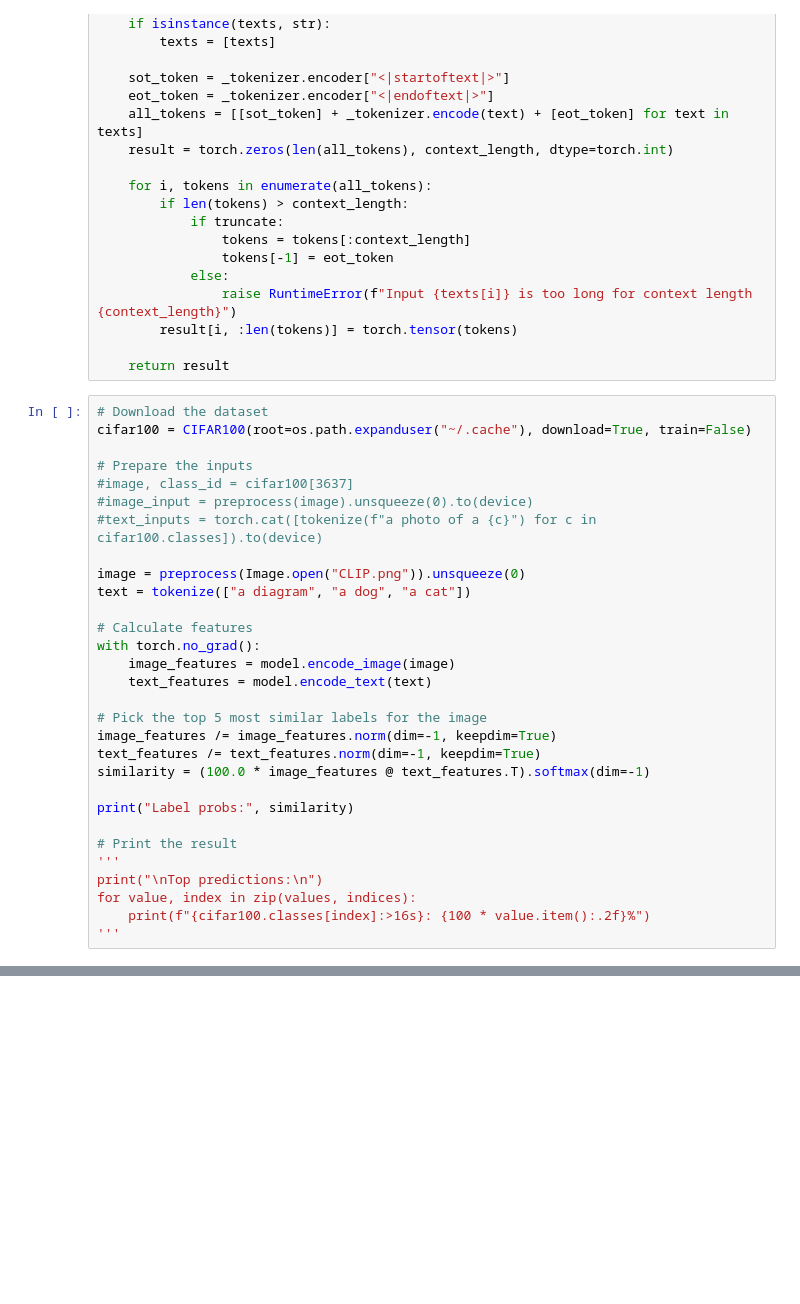
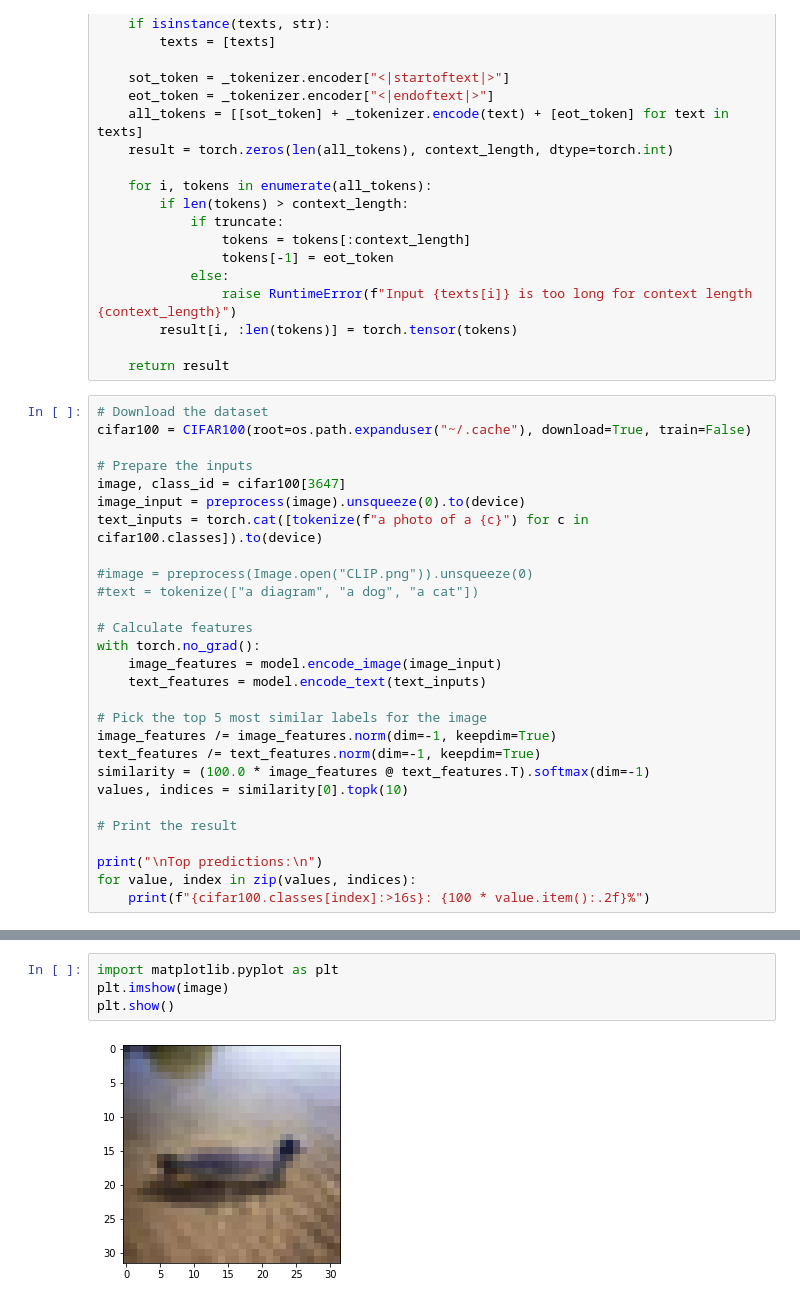
Before and after one commit to JussiKarkkainen/AI-notebooks, a Jupyter notebook: clip/CLIP.ipynb, the cells around one changed output, grey strips where cells are left out. Saved outputs shown, nothing was run; the diff lists cells and outputs as text; blank space fills up the shorter version.

Commit message:
clip works

```diff
--- a/clip/CLIP.ipynb
+++ b/clip/CLIP.ipynb
@@ -372,28 +375,26 @@ def tokenize(texts, context_length: int = 77, truncate: bool = False):
 cifar100 = CIFAR100(root=os.path.expanduser("~/.cache"), download=True, train=False)
 
 # Prepare the inputs
-#image, class_id = cifar100[3637]
-#image_input = preprocess(image).unsqueeze(0).to(device)
-#text_inputs = torch.cat([tokenize(f"a photo of a {c}") for c in cifar100.classes]).to(device)
+image, class_id = cifar100[3647]
+image_input = preprocess(image).unsqueeze(0).to(device)
+text_inputs = torch.cat([tokenize(f"a photo of a {c}") for c in cifar100.classes]).to(device)
 
-image = preprocess(Image.open("CLIP.png")).unsqueeze(0)
-text = tokenize(["a diagram", "a dog", "a cat"])
+#image = preprocess(Image.open("CLIP.png")).unsqueeze(0)
+#text = tokenize(["a diagram", "a dog", "a cat"])
 
 # Calculate features
 with torch.no_grad():
-    image_features = model.encode_image(image)
-    text_features = model.encode_text(text)
+    image_features = model.encode_image(image_input)
+    text_features = model.encode_text(text_inputs)
 
 # Pick the top 5 most similar labels for the image
 image_features /= image_features.norm(dim=-1, keepdim=True)
 text_features /= text_features.norm(dim=-1, keepdim=True)
 similarity = (100.0 * image_features @ text_features.T).softmax(dim=-1)
-
-print("Label probs:", similarity)
+values, indices = similarity[0].topk(10)
 
 # Print the result
-'''
+
 print("\nTop predictions:\n")
 for value, index in zip(values, indices):
     print(f"{cifar100.classes[index]:>16s}: {100 * value.item():.2f}%")
-'''
@@ -399,0 +416,6 @@ for value, index in zip(values, indices):
+# %%
+import matplotlib.pyplot as plt
+plt.imshow(image)
+plt.show()
+# %% [output]
+[figure, added]
```
Also changed, not shown: parts of 8 cells of this notebook.
